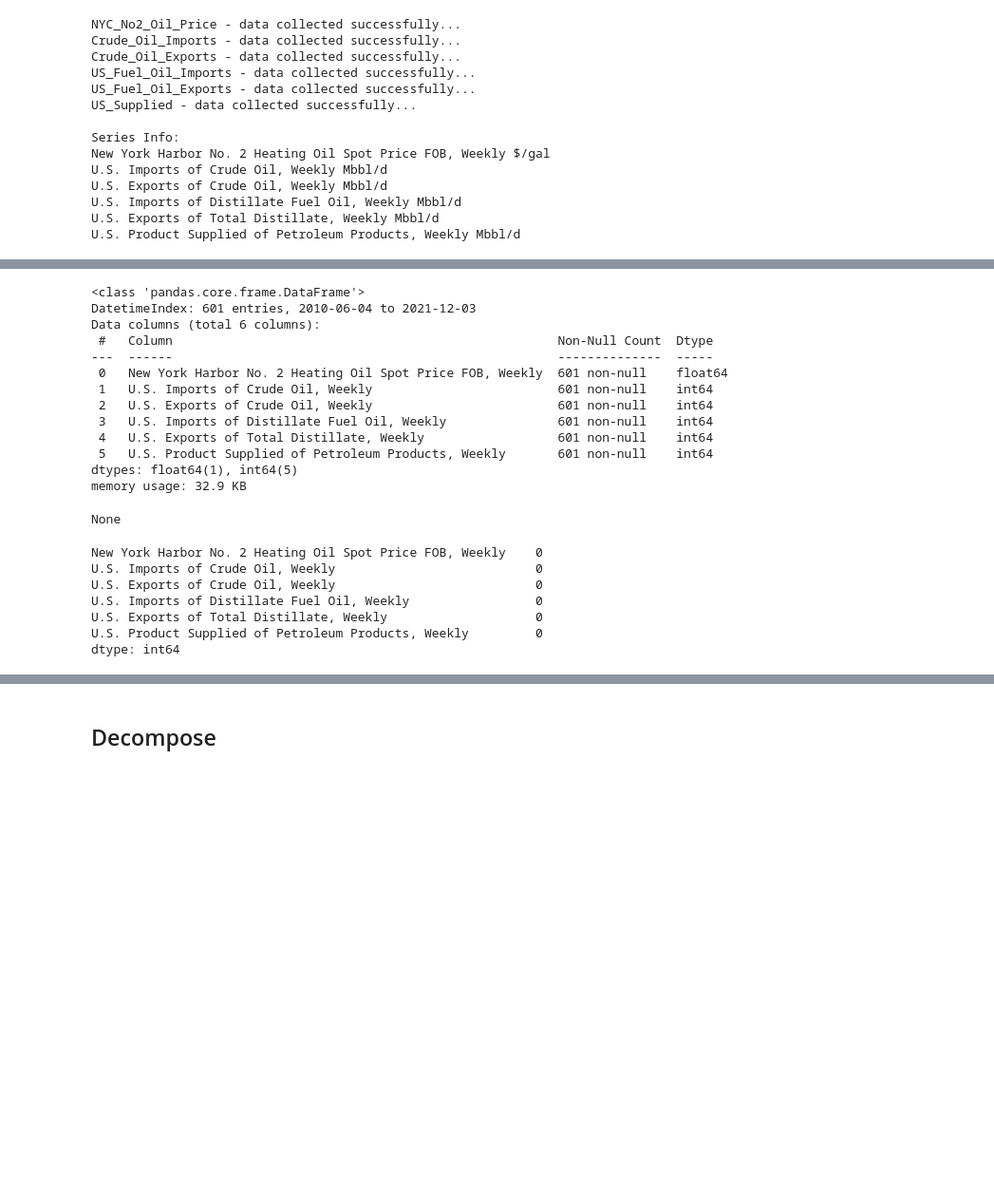
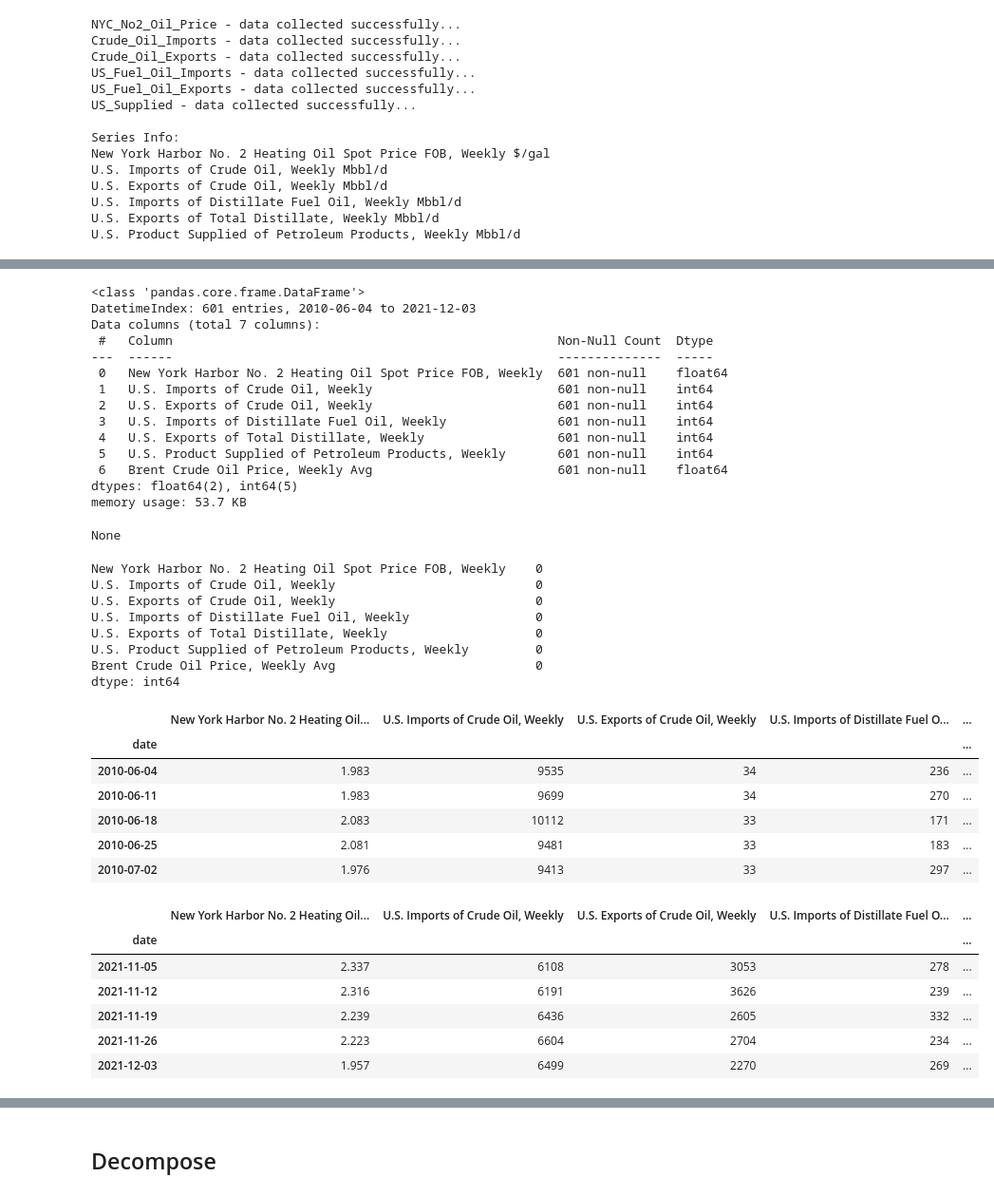
Before and after one commit to jgalloway42/NYC_No2_Diesel_Price_Forecast, a Jupyter notebook: NYC_No2_Diesel_Forecast.ipynb, the cells around one changed output, grey strips where cells are left out. Shown: that part at 95% size. Cells and saved outputs as stored; diff of their text form; code cells hidden in the pictures; blank space fills up the shorter version.

```diff
--- a/NYC_No2_Diesel_Forecast.ipynb
+++ b/NYC_No2_Diesel_Forecast.ipynb
@@ -110,28 +152,48 @@ None
 # %%
 '''Set Date to index and order in accending time'''
 df.set_index('date',inplace = True)
 df = df.iloc[::-1]
+df = df.join(brn_df, how='left')
+df.rename(columns={'Adj Close':'Brent Crude Oil Price, Weekly Avg'},inplace=True)
 display(df.info())
 display(df.isna().sum())
+display(df.head())
+display(df.tail())
 # %% [output]
 <class 'pandas.core.frame.DataFrame'>
 DatetimeIndex: 601 entries, 2010-06-04 to 2021-12-03
-Data columns (total 6 columns):
+Data columns (total 7 columns):
  #   Column                                                    Non-Null Count  Dtype
 ---  ------                                                    --------------  -----
  0   New York Harbor No. 2 Heating Oil Spot Price FOB, Weekly  601 non-null    float64
  1   U.S. Imports of Crude Oil, Weekly                         601 non-null    int64
  2   U.S. Exports of Crude Oil, Weekly                         601 non-null    int64
  3   U.S. Imports of Distillate Fuel Oil, Weekly               601 non-null    int64
  4   U.S. Exports of Total Distillate, Weekly                  601 non-null    int64
  5   U.S. Product Supplied of Petroleum Products, Weekly       601 non-null    int64
-dtypes: float64(1), int64(5)
-memory usage: 32.9 KB
+ 6   Brent Crude Oil Price, Weekly Avg                         601 non-null    float64
+dtypes: float64(2), int64(5)
+memory usage: 53.7 KB
 None
 New York Harbor No. 2 Heating Oil Spot Price FOB, Weekly    0
 U.S. Imports of Crude Oil, Weekly                           0
 U.S. Exports of Crude Oil, Weekly                           0
 U.S. Imports of Distillate Fuel Oil, Weekly                 0
 U.S. Exports of Total Distillate, Weekly                    0
 U.S. Product Supplied of Petroleum Products, Weekly         0
+Brent Crude Oil Price, Weekly Avg                           0
 dtype: int64
+|  | New York Harbor No. 2 Heating Oil... | U.S. Imports of Crude Oil, Weekly | U.S. Exports of Crude Oil, Weekly | U.S. Imports of Distillate Fuel O... | ... |
+| date |  |  |  |  | ... |
+| 2010-06-04 | 1.983 | 9535 | 34 | 236 | ... |
+| 2010-06-11 | 1.983 | 9699 | 34 | 270 | ... |
+| 2010-06-18 | 2.083 | 10112 | 33 | 171 | ... |
+| 2010-06-25 | 2.081 | 9481 | 33 | 183 | ... |
+| 2010-07-02 | 1.976 | 9413 | 33 | 297 | ... |
+|  | New York Harbor No. 2 Heating Oil... | U.S. Imports of Crude Oil, Weekly | U.S. Exports of Crude Oil, Weekly | U.S. Imports of Distillate Fuel O... | ... |
+| date |  |  |  |  | ... |
+| 2021-11-05 | 2.337 | 6108 | 3053 | 278 | ... |
+| 2021-11-12 | 2.316 | 6191 | 3626 | 239 | ... |
+| 2021-11-19 | 2.239 | 6436 | 2605 | 332 | ... |
+| 2021-11-26 | 2.223 | 6604 | 2704 | 234 | ... |
+| 2021-12-03 | 1.957 | 6499 | 2270 | 269 | ... |
```
Also changed, not shown: parts of 7 cells of this notebook.
